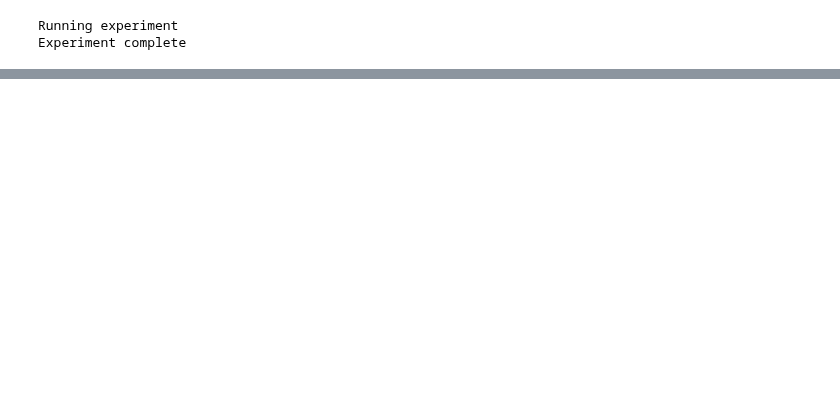
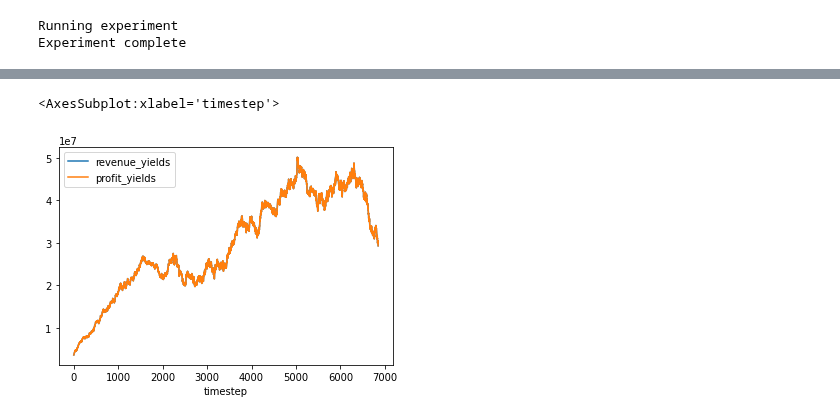
Before and after one commit to CADLabs/ethereum-economic-model, a Jupyter notebook: scratchpad.ipynb, the cells around one changed output, grey strips where cells are left out. Saved outputs shown, nothing was run; the diff lists cells and outputs as text; code cells hidden in the pictures; blank space fills up the shorter version.

```diff
--- a/scratchpad.ipynb
+++ b/scratchpad.ipynb
@@ -43,0 +59,5 @@ df.plot.area(x='timestep', y=['ffg_source_reward', 'ffg_target_reward', 'ffg_hea
+# %%
+df.plot(x='timestep', y=['revenue_yields', 'profit_yields'])
+# %% [output]
+<AxesSubplot:xlabel='timestep'>
+[figure, added]
```
Also changed, not shown: parts of 7 cells of this notebook, 7 other files.
